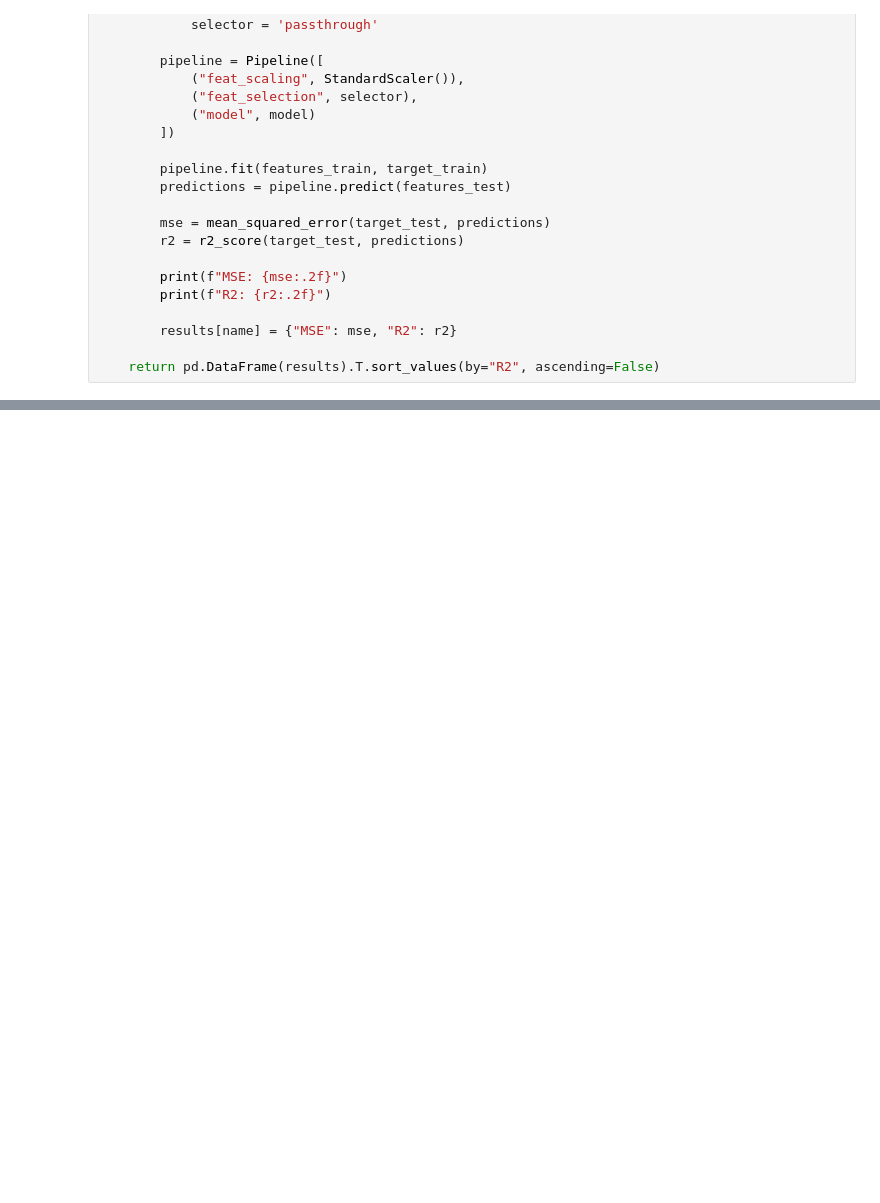
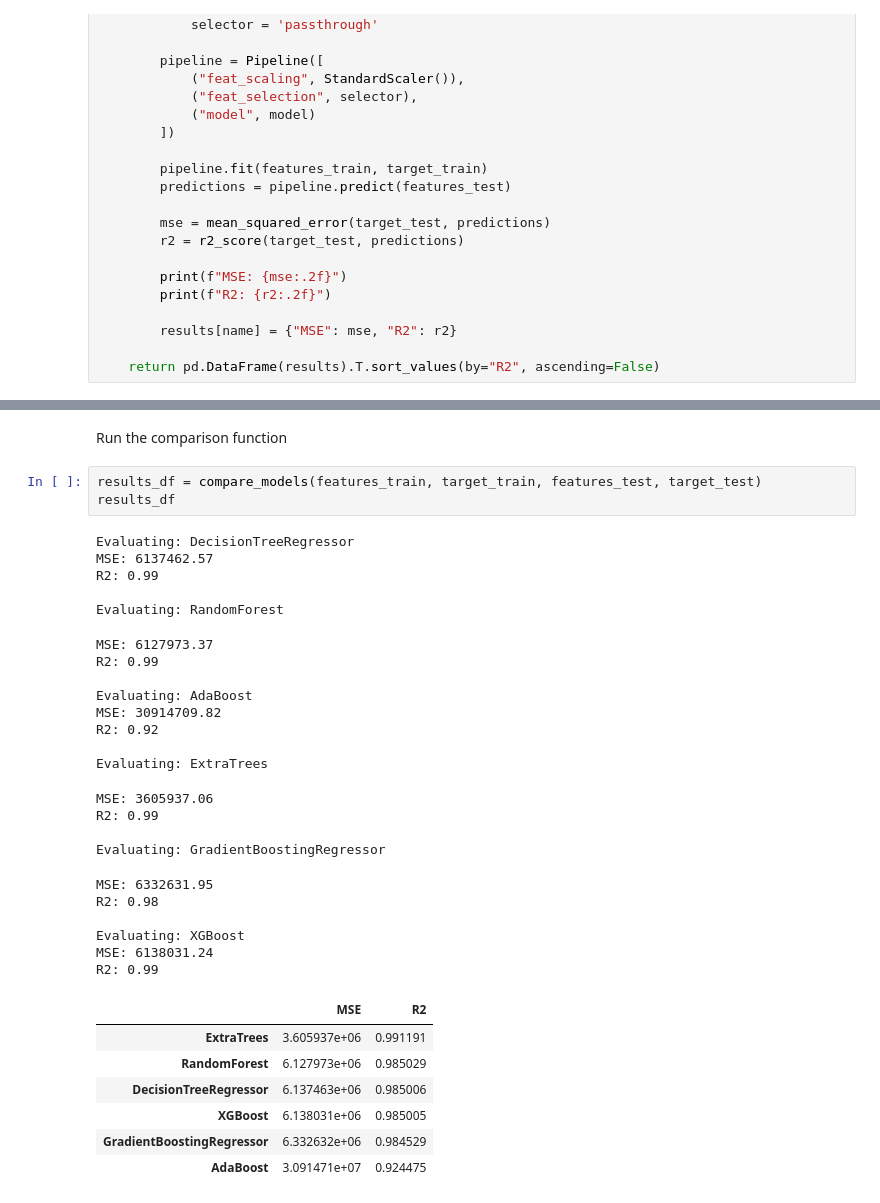
Before and after one commit to Mickyreegs/Project5, a Jupyter notebook: jupyter_notebooks/Modeling_And_Evaluation.ipynb, the cells around one changed output, grey strips where cells are left out. Drawn from its saved outputs; the diff is of its cells as text; blank space fills up the shorter version.

```diff
--- a/jupyter_notebooks/Modeling_And_Evaluation.ipynb
+++ b/jupyter_notebooks/Modeling_And_Evaluation.ipynb
@@ -99,0 +126,36 @@ def compare_models(features_train, target_train, features_test, target_test):
+# %% [markdown]
+Run the comparison function
+# %%
+results_df = compare_models(features_train, target_train, features_test, target_test)
+results_df
+# %% [output]
+Evaluating: DecisionTreeRegressor
+MSE: 6137462.57
+R2: 0.99
+
+Evaluating: RandomForest
+MSE: 6127973.37
+R2: 0.99
+
+Evaluating: AdaBoost
+MSE: 30914709.82
+R2: 0.92
+
+Evaluating: ExtraTrees
+MSE: 3605937.06
+R2: 0.99
+
+Evaluating: GradientBoostingRegressor
+MSE: 6332631.95
+R2: 0.98
+
+Evaluating: XGBoost
+MSE: 6138031.24
+R2: 0.99
+|  | MSE | R2 |
+| ExtraTrees | 3.605937e+06 | 0.991191 |
+| RandomForest | 6.127973e+06 | 0.985029 |
+| DecisionTreeRegressor | 6.137463e+06 | 0.985006 |
+| XGBoost | 6.138031e+06 | 0.985005 |
+| GradientBoostingRegressor | 6.332632e+06 | 0.984529 |
+| AdaBoost | 3.091471e+07 | 0.924475 |
```
Also changed, not shown: parts of 6 cells of this notebook, 3 other files.
